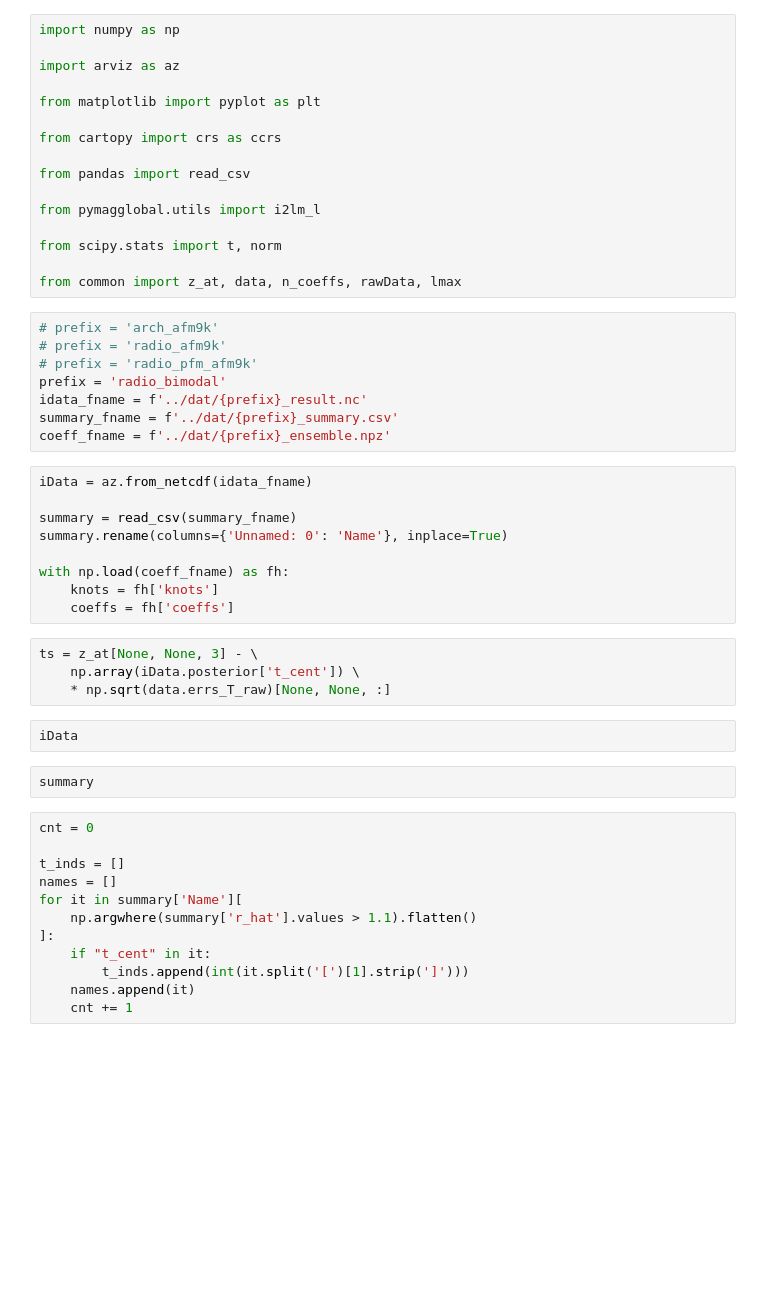
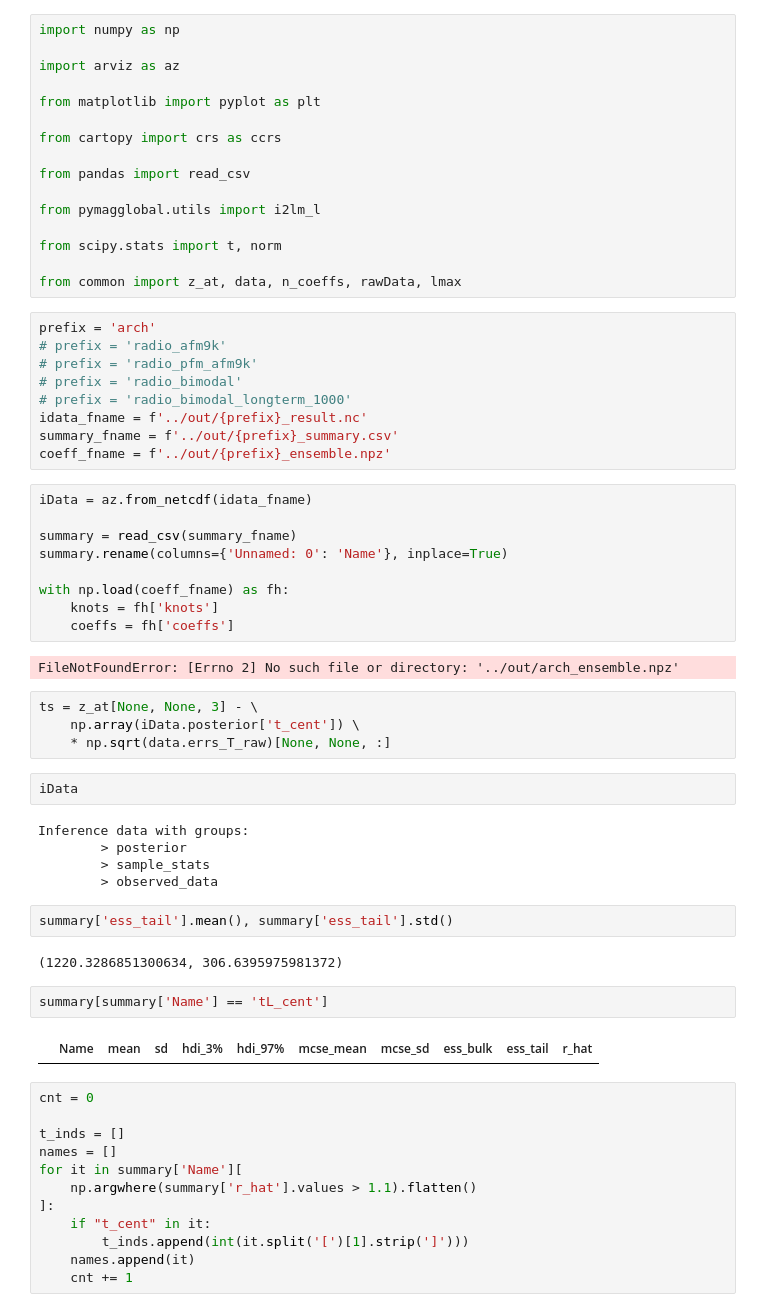
Before and after one commit to arthus701/radionuclides, a Jupyter notebook: src/convergence_report.ipynb, the cells around one changed output. Cells and saved outputs as stored; diff of their text form; blank space fills up the shorter version.

```diff
--- a/src/convergence_report.ipynb
+++ b/src/convergence_report.ipynb
@@ -15,13 +15,14 @@ from scipy.stats import t, norm
 
 from common import z_at, data, n_coeffs, rawData, lmax
 # %%
-# prefix = 'arch_afm9k'
+prefix = 'arch'
 # prefix = 'radio_afm9k'
 # prefix = 'radio_pfm_afm9k'
-prefix = 'radio_bimodal'
-idata_fname = f'../dat/{prefix}_result.nc'
-summary_fname = f'../dat/{prefix}_summary.csv'
-coeff_fname = f'../dat/{prefix}_ensemble.npz'
+# prefix = 'radio_bimodal'
+# prefix = 'radio_bimodal_longterm_1000'
+idata_fname = f'../out/{prefix}_result.nc'
+summary_fname = f'../out/{prefix}_summary.csv'
+coeff_fname = f'../out/{prefix}_ensemble.npz'
 # %%
 iData = az.from_netcdf(idata_fname)
 
@@ -31,14 +32,27 @@ summary.rename(columns={'Unnamed: 0': 'Name'}, inplace=True)
 with np.load(coeff_fname) as fh:
     knots = fh['knots']
     coeffs = fh['coeffs']
+# %% [output]
+FileNotFoundError: [Errno 2] No such file or directory: '../out/arch_ensemble.npz'
 # %%
 ts = z_at[None, None, 3] - \
     np.array(iData.posterior['t_cent']) \
     * np.sqrt(data.errs_T_raw)[None, None, :]
 # %%
 iData
+# %% [output]
+Inference data with groups:
+        > posterior
+        > sample_stats
+        > observed_data
-# %%
-summary
+# %%
+summary['ess_tail'].mean(), summary['ess_tail'].std()
+# %% [output]
+(1220.3286851300634, 306.6395975981372)
+# %%
+summary[summary['Name'] == 'tL_cent']
+# %% [output]
+|  | Name | mean | sd | hdi_3% | hdi_97% | mcse_mean | mcse_sd | ess_bulk | ess_tail | r_hat |
 # %%
 cnt = 0
 
```
Also changed, not shown: parts of 16 cells of this notebook.
